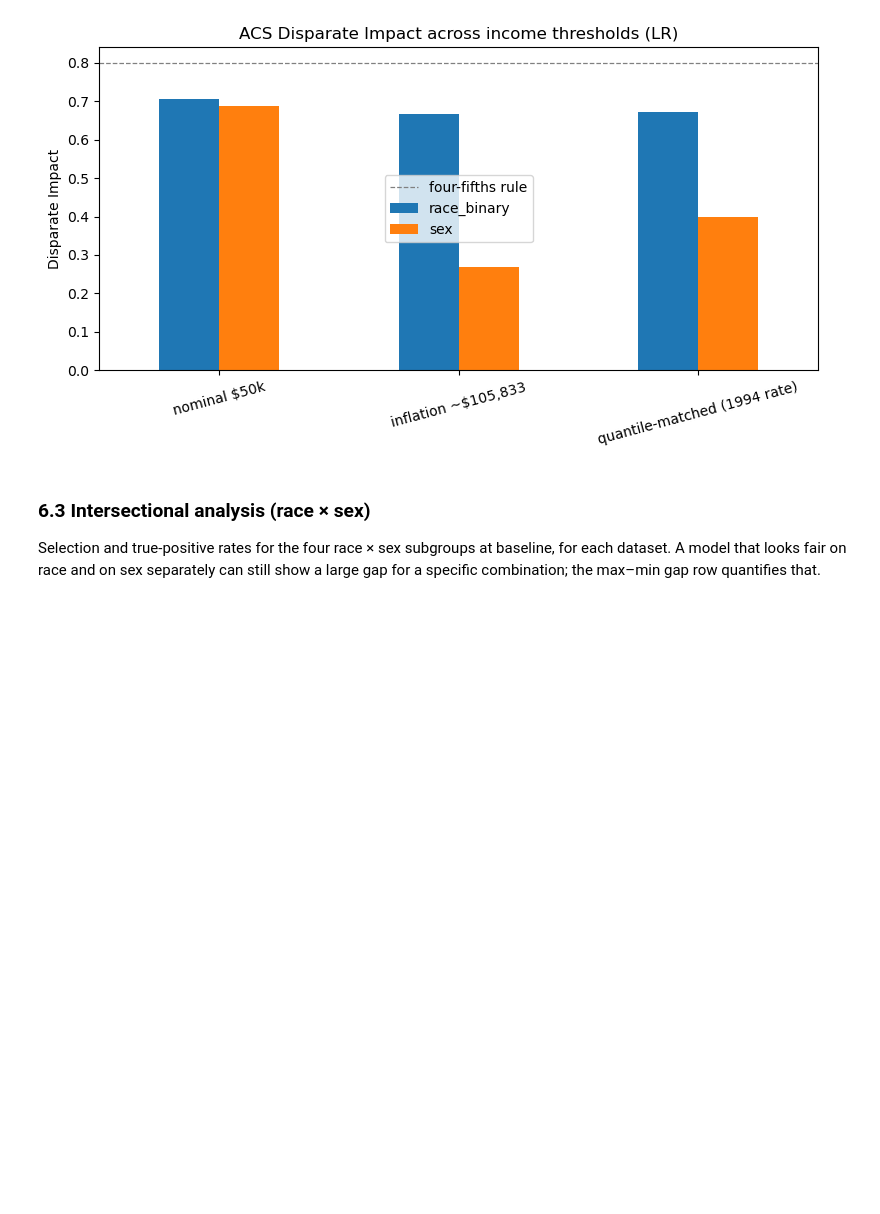
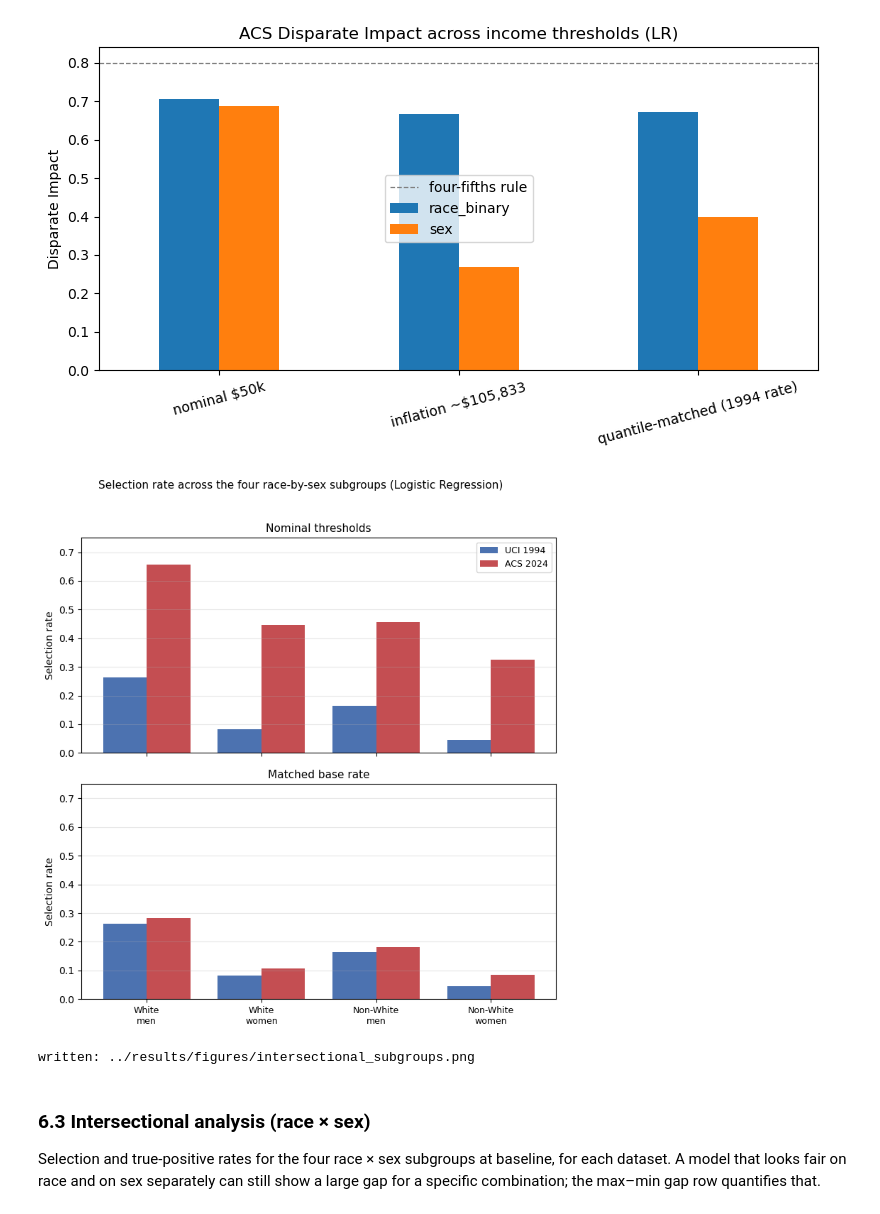
Before and after one commit to hsenthilvel/ML-Bias-Fairness-Census, a Jupyter notebook: notebooks/06_comparison_results.ipynb, the cells around one changed output. Cells and saved outputs as stored; diff of their text form; code cells hidden in the pictures; blank space fills up the shorter version.

```diff
--- a/notebooks/06_comparison_results.ipynb
+++ b/notebooks/06_comparison_results.ipynb
@@ -239,6 +252,7 @@ acs_ci    = try_load("acs_ci_baseline.csv")
 thr       = try_load("acs_threshold_results.csv")
 uci_inter = try_load("uci_intersectional.csv")
 acs_inter = try_load("acs_intersectional.csv")
+acs_inter_matched = try_load("acs_intersectional_matched.csv")
 ms_sum    = try_load("acs_multiseed_summary.csv")
 # %% [output]
 loaded uci_ci_baseline.csv: 20 rows
@@ -340,6 +355,52 @@ DI                        0.7054       0.7352                     0.6658       0
 EOD                       0.1113       0.0898                     0.0345       0.0496                     0.0418       0.0526
 SPD                       0.1637       0.1408                     0.0442       0.0563                     0.0653       0.0763
 [figure]
+# %%
+# Figure 4: four-subgroup selection rate, nominal vs matched base rate (Logistic Regression).
+# The top panel shows the apparent widening at nominal thresholds; the bottom panel shows
+# that at a matched base rate the 2024 spread is proportionally tighter, so the widening
+# was an artefact.
+import numpy as np
+
+SUB_ORDER = ["White / Male", "White / Female", "Non-White / Male", "Non-White / Female"]
+SUB_LABELS = ["White\nmen", "White\nwomen", "Non-White\nmen", "Non-White\nwomen"]
+MODEL = "LogisticRegression"
+
+def _rates(df, model):
+    sub = df[(df["model"] == model) &
+             (~df["subgroup"].str.contains("GAP|RATIO", regex=True))]
+    s = sub.set_index("subgroup")["selection_rate"]
+    return [float(s.get(k, np.nan)) for k in SUB_ORDER]
+
+if uci_inter is not None and acs_inter is not None and acs_inter_matched is not None:
+    uci_r = _rates(uci_inter, MODEL)          # 1994 (nominal == matched base rate)
+    acs_nom = _rates(acs_inter, MODEL)         # 2024 nominal $50k
+    acs_mat = _rates(acs_inter_matched, MODEL) # 2024 quantile-matched
+
+    fig, axes = plt.subplots(2, 1, figsize=(7.5, 8.0), sharex=True)
+    x = np.arange(len(SUB_ORDER)); w = 0.38
+    panels = [("Nominal thresholds", uci_r, acs_nom),
+              ("Matched base rate", uci_r, acs_mat)]
+    for ax, (title, uci_bars, acs_bars) in zip(axes, panels):
+        ax.bar(x - w/2, uci_bars, w, label="UCI 1994", color="#4C72B0")
+        ax.bar(x + w/2, acs_bars, w, label="ACS 2024", color="#C44E52")
+        ax.set_title(title, fontsize=11)
+        ax.set_xticks(x); ax.set_xticklabels(SUB_LABELS, fontsize=9)
+        ax.set_ylim(0, 0.75); ax.grid(axis="y", alpha=0.3)
+    for ax in axes:
+        ax.set_ylabel("Selection rate")
+    axes[0].legend(loc="upper right", fontsize=9)
+    fig.suptitle("Selection rate across the four race-by-sex subgroups (Logistic Regression)",
+                 fontsize=11)
+    fig.tight_layout(rect=[0, 0, 1, 0.96])
+    fig.savefig(f"{FIGURES_DIR}/intersectional_subgroups.png", dpi=150)
+    plt.show()
+    print(f"written: {FIGURES_DIR}/intersectional_subgroups.png")
+else:
+    print("intersectional inputs missing; run the matched cell in 05 and reload in cell 19.")
+# %% [output]
+[figure, added]
+written: ../results/figures/intersectional_subgroups.png
 # %% [markdown]
 ### 6.3 Intersectional analysis (race × sex)
 
```
Also changed, not shown: parts of 8 cells of this notebook, 5 other files.
